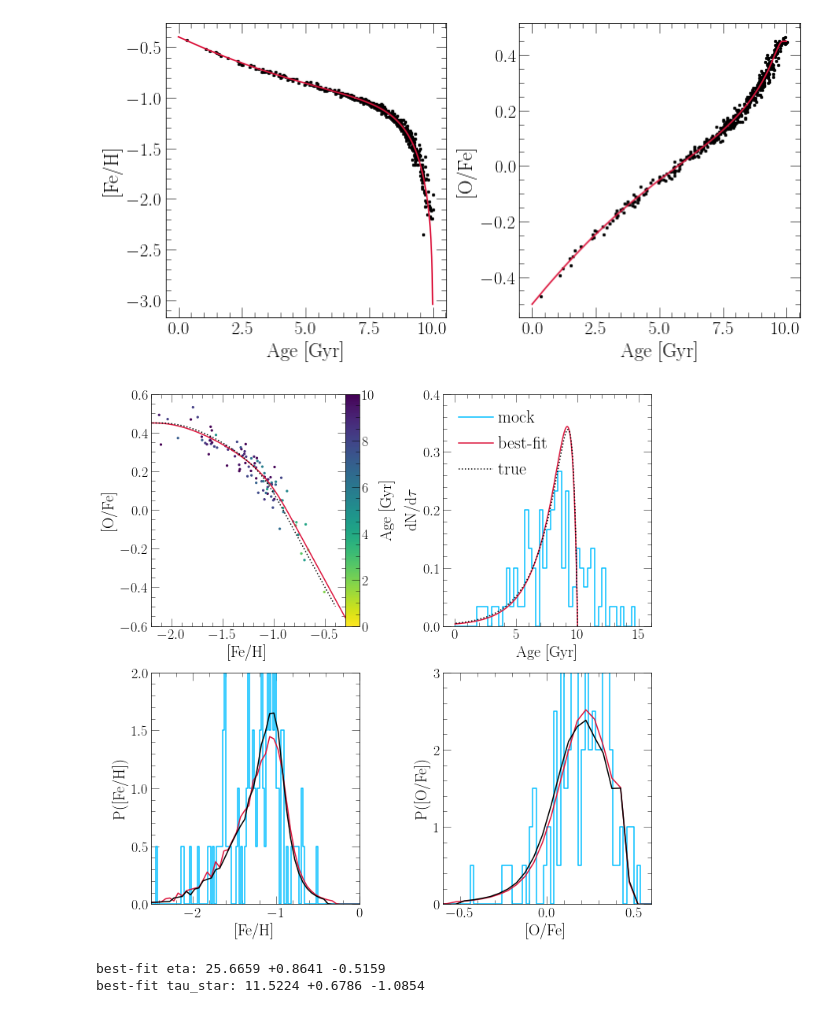
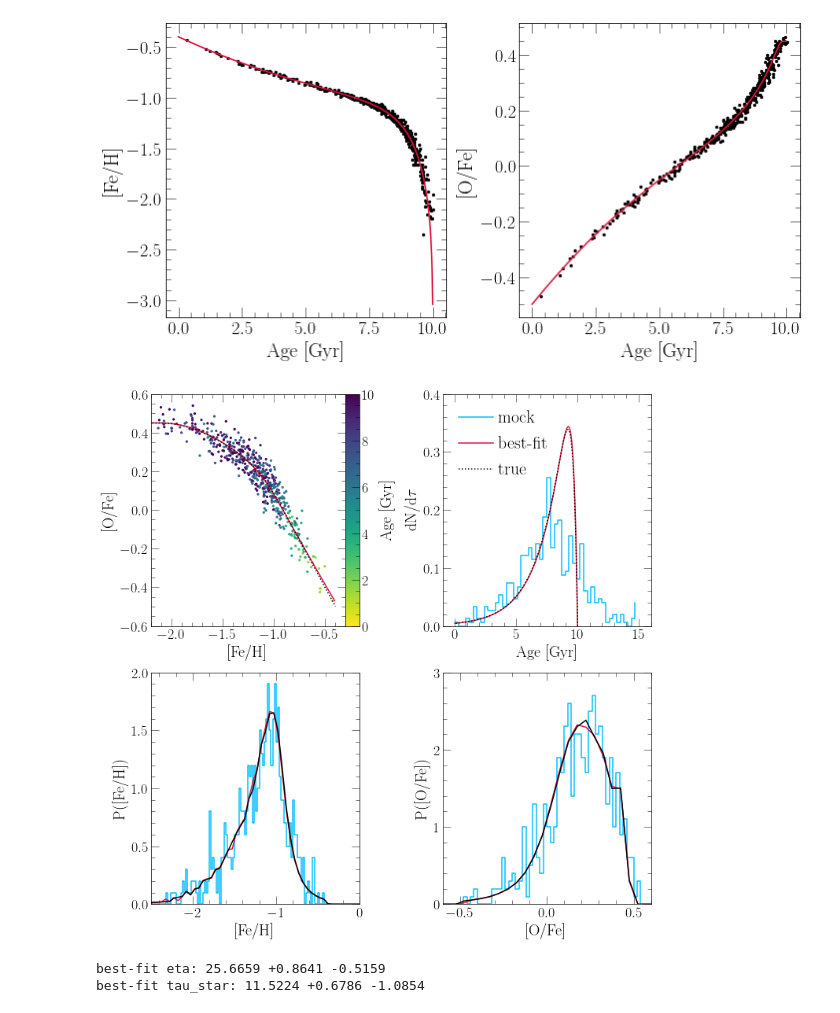
Before and after one commit to giganano/h3halo, a Jupyter notebook: notebooks/mock.ipynb, the cells around one changed output. Saved outputs shown, nothing was run; the diff lists cells and outputs as text; code cells hidden in the pictures.

```diff
--- a/notebooks/mock.ipynb
+++ b/notebooks/mock.ipynb
@@ -17,7 +17,8 @@ sys.version_info(major=3, minor=8, micro=8, releaselevel='final', serial=0)
 # %%
 # raw = np.genfromtxt("../mocksamples/noages.dat")
 # raw = np.genfromtxt("../mocksamples/fiducial.dat")
-raw = np.genfromtxt("../mocksamples/small.dat")
+# raw = np.genfromtxt("../mocksamples/small.dat")
+raw = np.genfromtxt("../mocksamples/fiducial.dat")
 data = vice.dataframe({})
 data["[fe/h]"] = [row[0] for row in raw]
 data["[o/fe]"] = [row[2] for row in raw]
@@ -101,6 +103,10 @@ true_values = {
 }
 max_idx = mcmc_chain["logp"].index(max(mcmc_chain["logp"]))
 # %%
+# vice.yields.ccsne.settings['o'] /= 3
+# vice.yields.ccsne.settings['fe'] /= 3
+# vice.yields.sneia.settings['fe'] /= 3
+
 fig = plt.figure(figsize = (10, 10))
 axes = 2 * [None]
 for i in range(len(axes)):
@@ -117,13 +123,13 @@ axes[0][0].set_xlim([-2.2, -0.3])
 axes[0][0].set_ylim([-0.6, 0.6])
 
 with vice.singlezone(name = "bestfit") as sz:
-    sz.func = exponential(timescale = 1.84)
+    sz.func = exponential(timescale = 1.97)
     sz.mode = "ifr"
     sz.elements = ["fe", "o"]
     sz.Mg0 = 0
     sz.nthreads = 2
-    sz.tau_star = 11.70
-    sz.eta = 24.77
+    sz.tau_star = 3.20
+    sz.eta = 7.98
     bfout = sz.run(np.linspace(0, 10, 1001), overwrite = True, capture = True)
     axes[0][0].plot(bfout.history["[fe/h]"], bfout.history["[o/fe]"],
         c = named_colors()["crimson"], label = "best-fit")
@@ -189,35 +195,35 @@ axes[1][1].set_yticks([0, 1, 2, 3])
 hist, bins = np.histogram(data["[o/fe]"], bins = 200, range = [-3, 1], density = True)
 axes[1][1].step(bins[:-1], hist, where = "post", c = named_colors()["deepskyblue"], label = "mock")
 yvals = bfout.mdf["dn/d[o/fe]"]
 axes[1][1].plot(xvals, yvals, c = named_colors()["crimson"], label = "best-fit")
 yvals = mockout.mdf["dn/d[o/fe]"]
 axes[1][1].plot(xvals, yvals, c = named_colors()["black"], label = "true")
 
 # kwargs = {
 #     "loc": mpl_loc("upper left"),
 #     "ncol": 1,
 #     "fontsize": 22
 # }
 # leg = axes[1][1].legend(**kwargs)
 
 plt.tight_layout()
 plt.subplots_adjust(wspace = 0.4, hspace = 0.2)
 axes[0][0].set_position([
     axes[0][0].get_position().x0,
     axes[0][0].get_position().y0,
     axes[0][0].get_position().x1 - axes[0][0].get_position().x0 - 0.025,
     axes[0][0].get_position().y1 - axes[0][0].get_position().y0
 ])
 cbar_ax.set_position([
     axes[0][0].get_position().x1,
     axes[0][0].get_position().y0,
     0.025,
     axes[0][0].get_position().y1 - axes[0][0].get_position().y0
 ])
-for ext in ["pdf", "jpeg"]: plt.savefig("./small_distributions.%s" % (ext))
+for ext in ["pdf", "jpeg"]: plt.savefig("./lowered_yields_distributions.%s" % (ext))
 plt.show()
 # %% [output]
-[figure, old version]
+[figure, new version]
 # %%
 fig = plt.figure()
 gs = GridSpec(4, 4, wspace = 0, hspace = 0)
```
Also changed, not shown: parts of 1 cell of this notebook, 17 other files.
